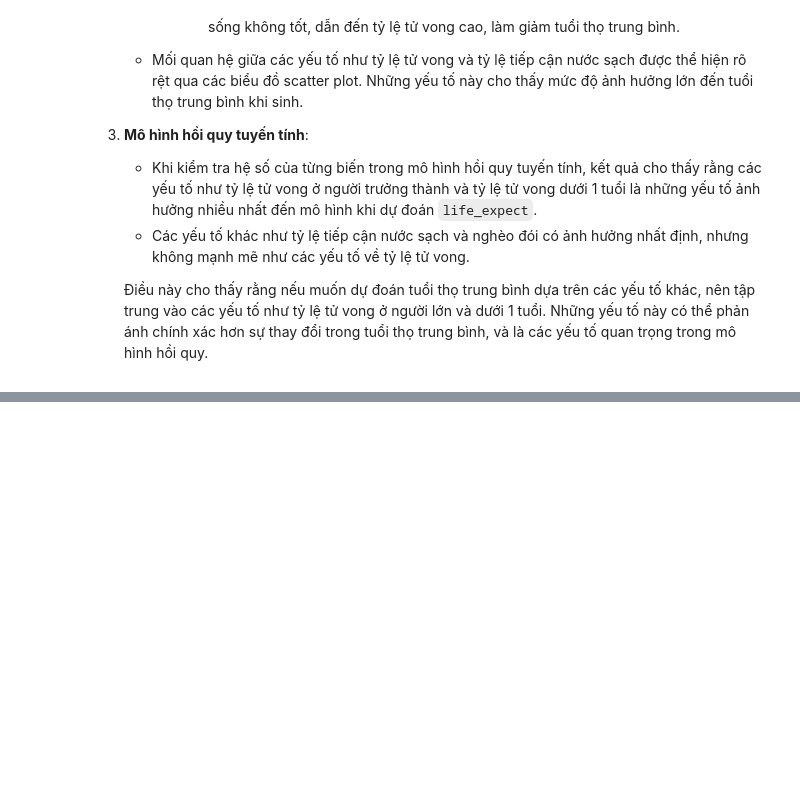
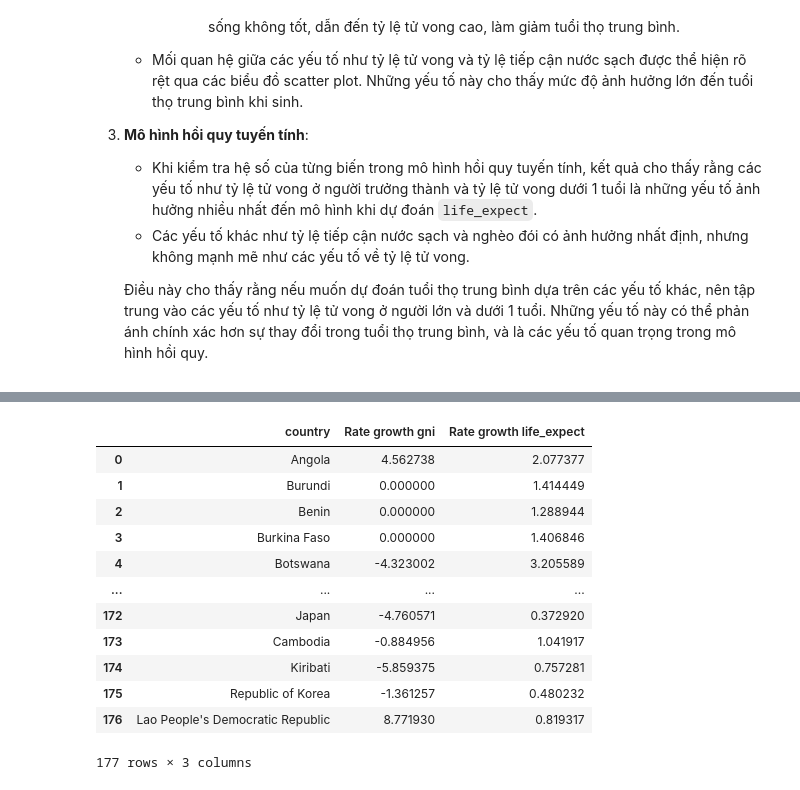
Before and after one commit to asde3458/P4DS, a Jupyter notebook: Source/Question.ipynb, the cells around one changed output, grey strips where cells are left out. Saved outputs shown, nothing was run; the diff lists cells and outputs as text; code cells hidden in the pictures; blank space fills up the shorter version.

```diff
--- a/Source/Question.ipynb
+++ b/Source/Question.ipynb
@@ -535,0 +627,18 @@ for i, v in enumerate(importance):
+# %%
+#kết hợp 2 dataframe gni_rate_growth và life_expect_rate_growth
+gni_life_expect_year = gni_rate_growth.merge(life_expect_rate_growth, on='country')
+gni_life_expect_year
+# %% [output]
+|  | country | Rate growth gni | Rate growth life_expect |
+| 0 | Angola | 4.562738 | 2.077377 |
+| 1 | Burundi | 0.000000 | 1.414449 |
+| 2 | Benin | 0.000000 | 1.288944 |
+| 3 | Burkina Faso | 0.000000 | 1.406846 |
+| 4 | Botswana | -4.323002 | 3.205589 |
+| ... | ... | ... | ... |
+| 172 | Japan | -4.760571 | 0.372920 |
+| 173 | Cambodia | -0.884956 | 1.041917 |
+| 174 | Kiribati | -5.859375 | 0.757281 |
+| 175 | Republic of Korea | -1.361257 | 0.480232 |
+| 176 | Lao People's Democratic Republic | 8.771930 | 0.819317 |
+177 rows × 3 columns
```
Also changed, not shown: parts of 13 cells of this notebook, 6 other files.
